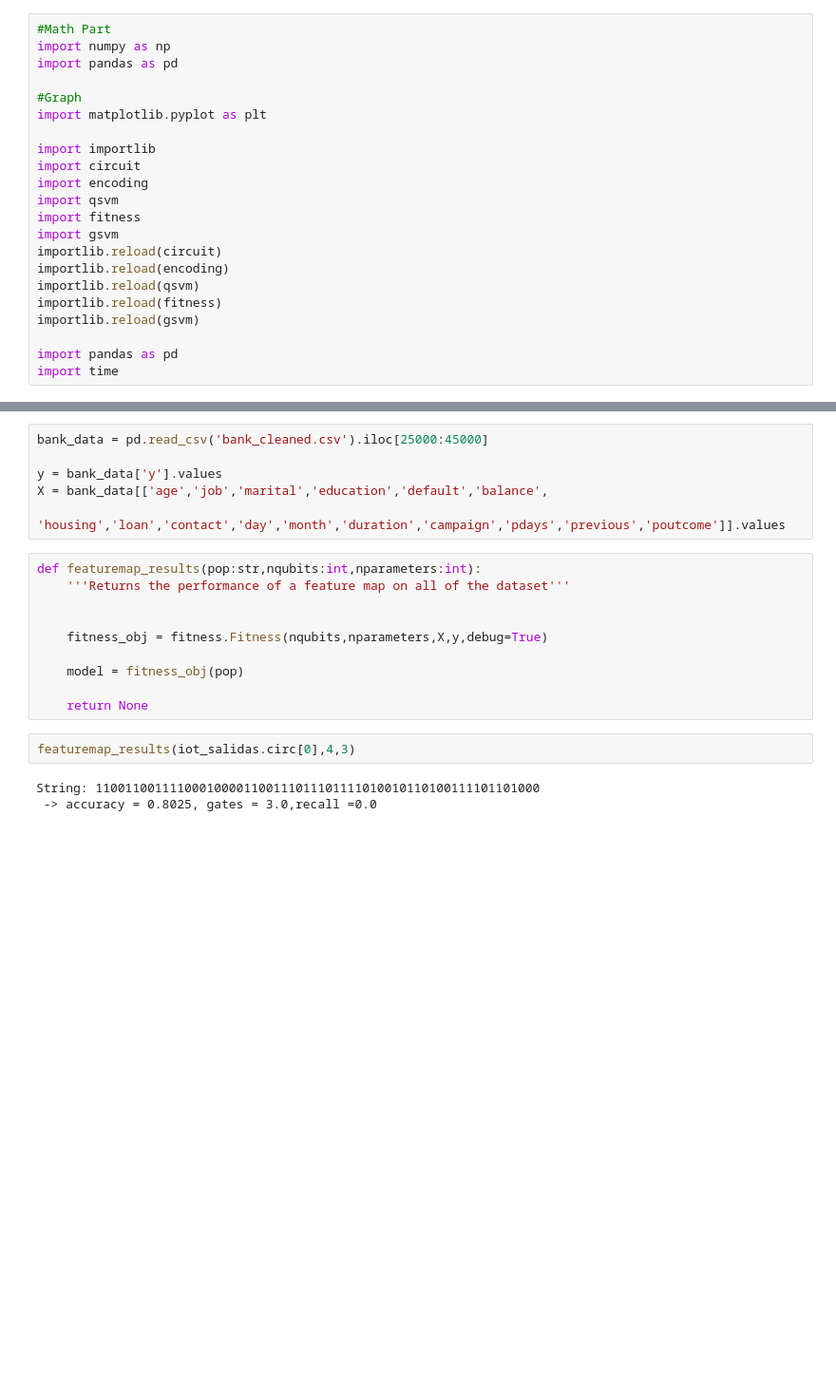
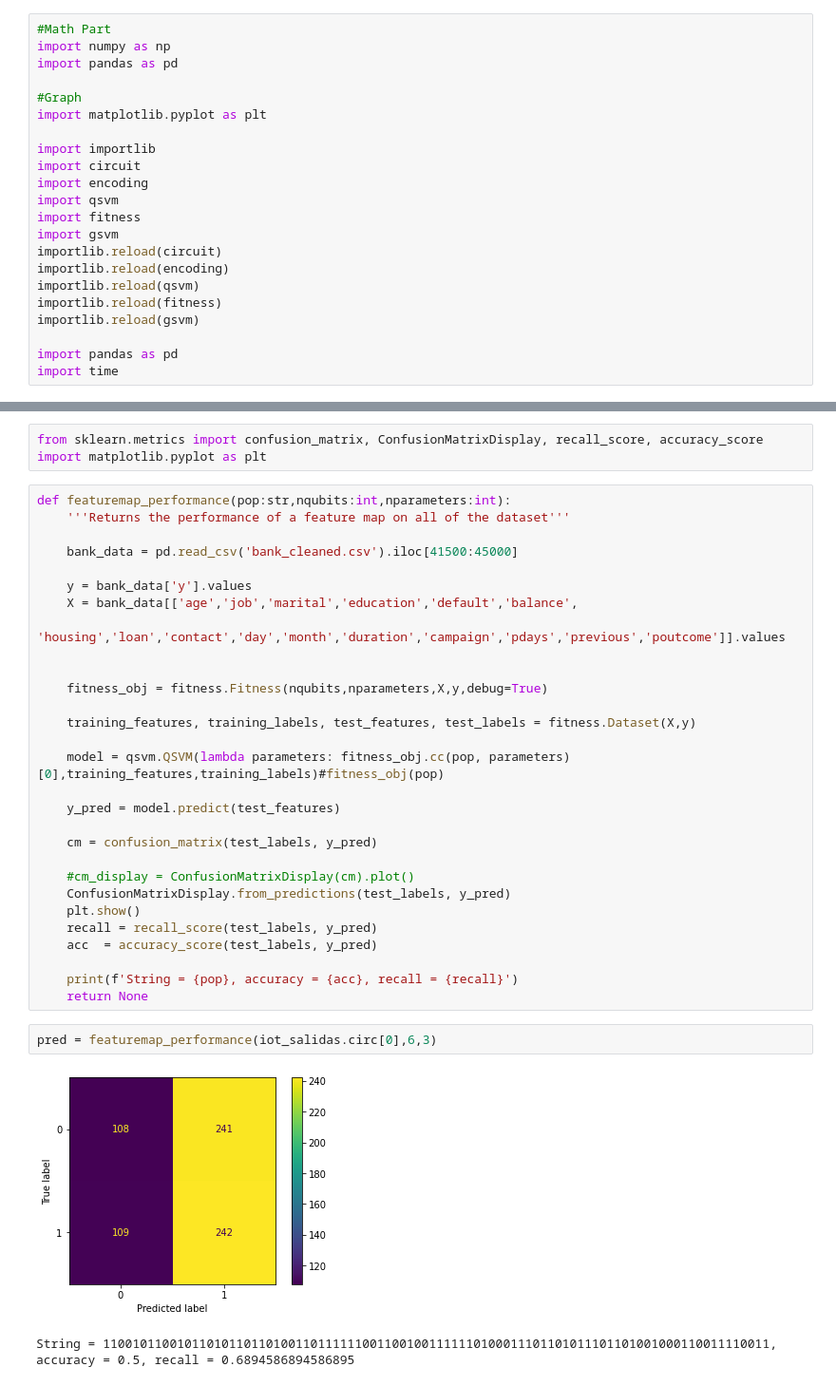
Before and after one commit to nikhil-co/Qkrishi-QSVM, a Jupyter notebook: Banking_UseCase.ipynb, the cells around one changed output, grey strips where cells are left out. Shown at 95% size. Drawn from its saved outputs; the diff is of its cells as text; blank space fills up the shorter version.

```diff
--- a/Banking_UseCase.ipynb
+++ b/Banking_UseCase.ipynb
@@ -211,21 +183,37 @@ fm.draw(output='mpl')
-# %%
-bank_data = pd.read_csv('bank_cleaned.csv').iloc[25000:45000]
-
-y = bank_data['y'].values
-X = bank_data[['age','job','marital','education','default','balance',
-               'housing','loan','contact','day','month','duration','campaign','pdays','previous','poutcome']].values
-# %%
-def featuremap_results(pop:str,nqubits:int,nparameters:int):
-    '''Returns the performance of a feature map on all of the dataset'''
-
-
-    fitness_obj = fitness.Fitness(nqubits,nparameters,X,y,debug=True)
-
-    model = fitness_obj(pop)
-
-    return None
+# %%
+from sklearn.metrics import confusion_matrix, ConfusionMatrixDisplay, recall_score, accuracy_score
+import matplotlib.pyplot as plt
+# %%
+def featuremap_performance(pop:str,nqubits:int,nparameters:int):
+    '''Returns the performance of a feature map on all of the dataset'''
+
+    bank_data = pd.read_csv('bank_cleaned.csv').iloc[41500:45000]
+
+    y = bank_data['y'].values
+    X = bank_data[['age','job','marital','education','default','balance',
+                'housing','loan','contact','day','month','duration','campaign','pdays','previous','poutcome']].values
+
+
+    fitness_obj = fitness.Fitness(nqubits,nparameters,X,y,debug=True)
+
+    training_features, training_labels, test_features, test_labels = fitness.Dataset(X,y)
+
+    model = qsvm.QSVM(lambda parameters: fitness_obj.cc(pop, parameters)[0],training_features,training_labels)#fitness_obj(pop)
+
+    y_pred = model.predict(test_features)
+
+    cm = confusion_matrix(test_labels, y_pred)
+
+    #cm_display = ConfusionMatrixDisplay(cm).plot()
+    ConfusionMatrixDisplay.from_predictions(test_labels, y_pred)
+    plt.show()
+    recall = recall_score(test_labels, y_pred)
+    acc  = accuracy_score(test_labels, y_pred)
+
+    print(f'String = {pop}, accuracy = {acc}, recall = {recall}')
+    return None
 # %%
-featuremap_results(iot_salidas.circ[0],4,3)
+pred = featuremap_performance(iot_salidas.circ[0],6,3)
 # %% [output]
+[figure, added]
-String: 110011001111000100001100111011101111010010110100111101101000
- -> accuracy = 0.8025, gates = 3.0,recall =0.0
+String = 110010110010110101101101001101111110011001001111110100011101101011101101001000110011110011, accuracy = 0.5, recall = 0.6894586894586895
```
Also changed, not shown: parts of 4 cells of this notebook, 2 other files.
